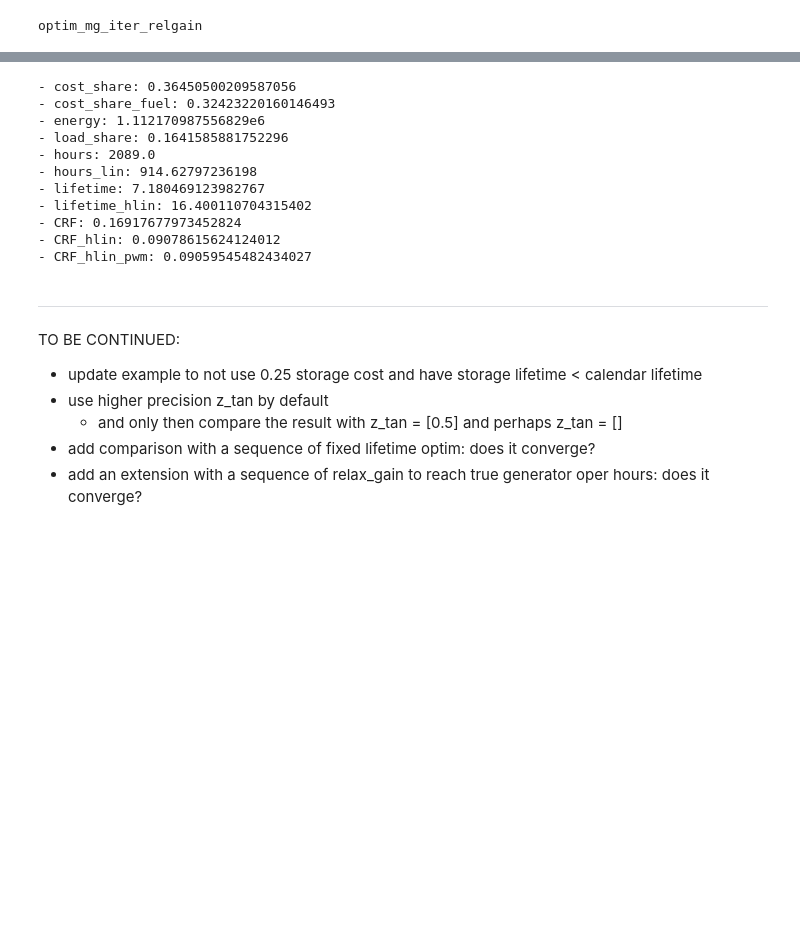
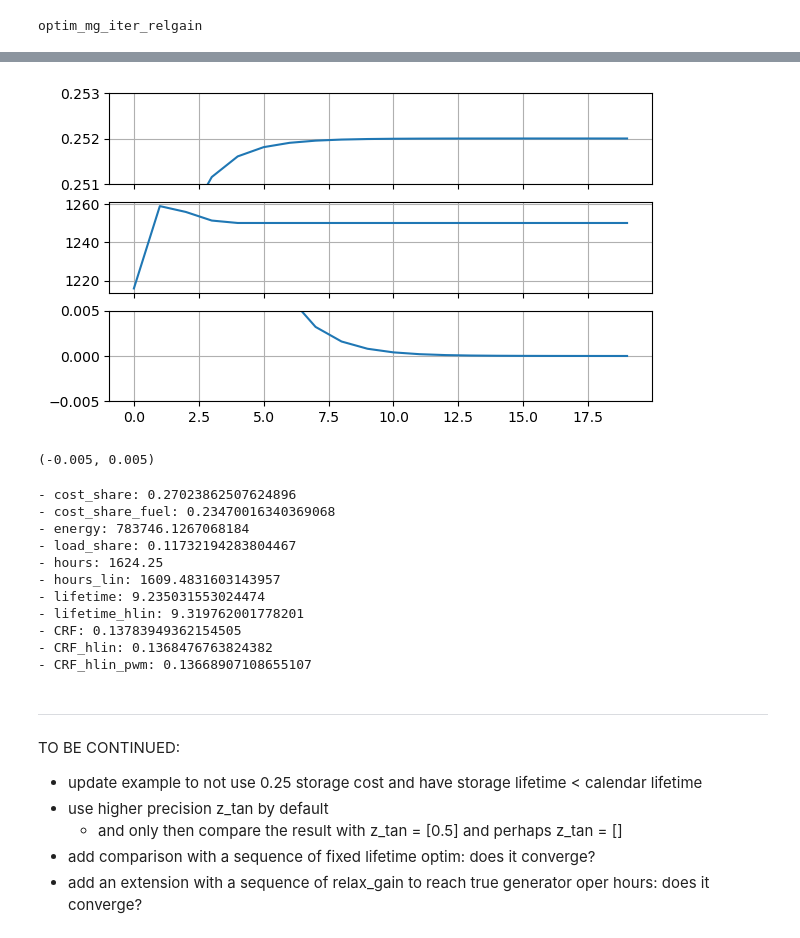
Before and after one commit to pierre-haessig/Microgrids.JuMP, a Jupyter notebook: Microgrid_optimization_JuMP.ipynb, the cells around one changed output, grey strips where cells are left out. Drawn from its saved outputs; the diff is of its cells as text; code cells hidden in the pictures; blank space fills up the shorter version.

```diff
--- a/Microgrid_optimization_JuMP.ipynb
+++ b/Microgrid_optimization_JuMP.ipynb
@@ -1102,8 +1090,9 @@ function optim_mg_iter_relgain(optimizer;
 
     xalg_tab = zeros(0,length(xalg)) # global previously computed xalg here
     lcoe_tab = zeros(0,1)
-    rgain_tab = zeros(1,n_iter)
+    rgain_tab = zeros(n_iter,1)
     relax_gain = relax_gain_start # init
+    local diagnostics, traj_alg, model_data
 
     for i in 1:n_iter
         println("relax_gain iteration $i: $relax_gain")
@@ -1120,7 +1109,10 @@ function optim_mg_iter_relgain(optimizer;
         xalg_tab = [xalg_tab; xalg']
         lcoe_tab = [lcoe_tab; lcoe_alg]
         # correct next gain. SCOPE ISSUE????
-        relax_gain = relax_gain*diagnostics.generator.hours / diagnostics.generator.hours_lin
+        print("  hours/hours_lin: ")
+        println(diagnostics.generator.hours / diagnostics.generator.hours_lin)
+        relax_gain_target = relax_gain*diagnostics.generator.hours / diagnostics.generator.hours_lin
+        relax_gain = 0.5*relax_gain + 0.5*relax_gain_target
     end
     return xalg_tab, lcoe_tab, rgain_tab, diagnostics, traj_alg, model_data
 end
@@ -1129,11 +1121,12 @@ optim_mg_iter_relgain
 # %%
 create_mg_modified = modify_mg_lifetimes(cyc=1500) ∘ modify_mg_prices(fuel=2) ∘ create_mg_base
 
+println("")
 xalg_tab, lcoe_tab, rgain_tab, diagnostics, traj_alg, model_data =  optim_mg_iter_relgain(optimizer;
     shed_max,
-    ndays=5,
+    #ndays=20,
     relax_gain_start = 1.0,
-    n_iter=6,
+    n_iter=20,
     #z_tan=[0.20, 0.28, 0.37, 0.50, 0.68, 1.0, 1.7, 4.0],
     create_mg_base=create_mg_modified,
     #model_custom=nothing
@@ -1167,17 +1190,37 @@ Xann constraints with z_tan=[0.2, 0.28, 0.37, 0.5, 0.68, 1.0, 1.7, 4.0]
+# %%
+fig, ax = subplots(3,1, figsize=(7,4), sharex=true)
+for axi in ax axi.grid(true) end
+
+ax[1].plot(lcoe_tab)
+#ax[1].set_ylim(0.2395, 0.2402) # for 20 days
+#ax[1].set_ylim(0.2399, 0.2400) # for 20 days
+ax[1].set_ylim(0.251, 0.253) # 365 days
+
+ax[2].plot(xalg_tab[:,1])
+#ax[2].set_ylim(630, 670)
+
+ax[3].plot(1:length(rgain_tab)-1, rgain_tab[2:end]./rgain_tab[1:end-1] .- 1)
+ax[3].set_ylim(-5e-3,+5e-3)
+
+#ax[1].set_xlim(60, 80)
+#ax[1].set_xlim(0, 10)
+# %% [output]
+[figure, added]
+(-0.005, 0.005)
 # %%
 pprint(diagnostics.generator)
 # %% [output]
-- cost_share: 0.36450500209587056
-- cost_share_fuel: 0.32423220160146493
-- energy: 1.112170987556829e6
-- load_share: 0.1641585881752296
-- hours: 2089.0
-- hours_lin: 914.62797236198
-- lifetime: 7.180469123982767
-- lifetime_hlin: 16.400110704315402
-- CRF: 0.16917677973452824
-- CRF_hlin: 0.09078615624124012
-- CRF_hlin_pwm: 0.09059545482434027
+- cost_share: 0.27023862507624896
+- cost_share_fuel: 0.23470016340369068
+- energy: 783746.1267068184
+- load_share: 0.11732194283804467
+- hours: 1624.25
+- hours_lin: 1609.4831603143957
+- lifetime: 9.235031553024474
+- lifetime_hlin: 9.319762001778201
+- CRF: 0.13783949362154505
+- CRF_hlin: 0.1368476763824382
+- CRF_hlin_pwm: 0.13668907108655107
 # %% [markdown]
 ---
 TO BE CONTINUED:
```
Also changed, not shown: parts of 8 cells of this notebook.
